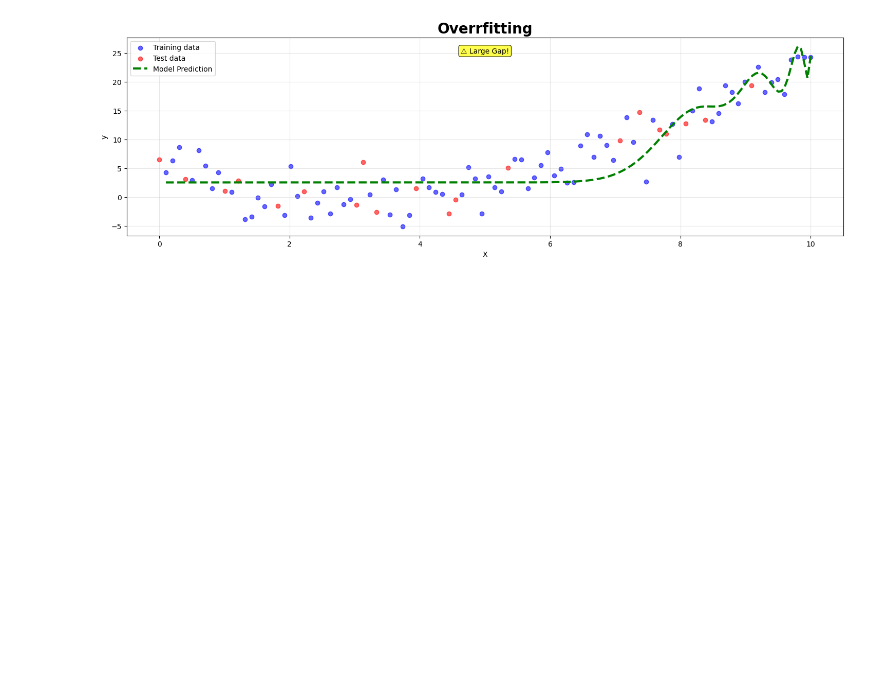
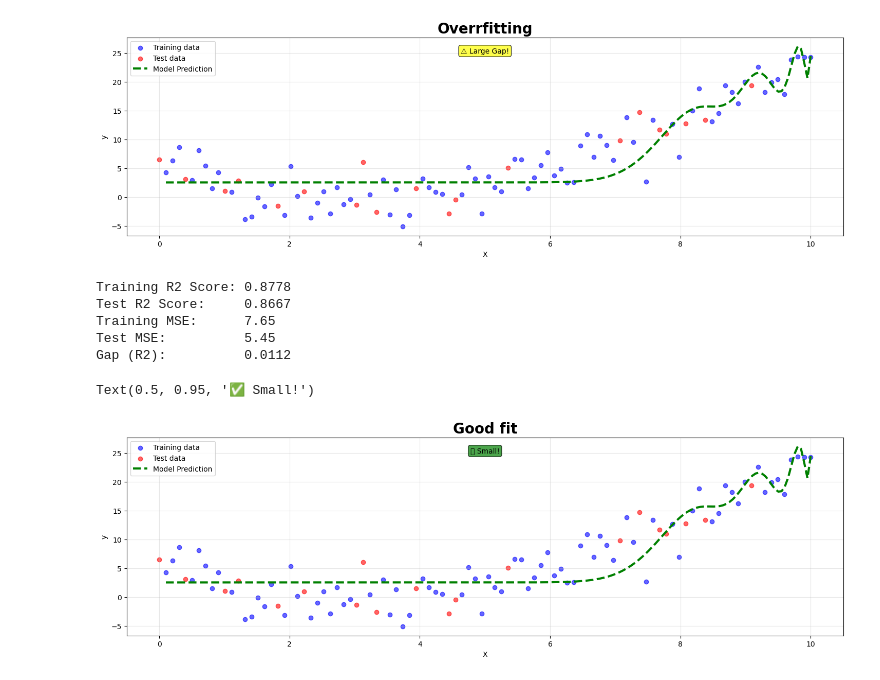
Before and after one commit to the-liyanage/from-scratch, a Jupyter notebook: regression/basic-linear-regression/underfitting-overfitting.ipynb, the cells around one changed output. Saved outputs shown, nothing was run; the diff lists cells and outputs as text; code cells hidden in the pictures; blank space fills up the shorter version.

Commit message:
graph added for good fit

```diff
--- a/regression/basic-linear-regression/underfitting-overfitting.ipynb
+++ b/regression/basic-linear-regression/underfitting-overfitting.ipynb
@@ -152,3 +152,53 @@ axes.text(0.5, 0.95, '⚠️ Large Gap!', transform=axes.transAxes,
 # %% [output]
 Text(0.5, 0.95, '⚠️ Large Gap!')
 [figure]
+# %%
+### Model 3. Polynomial with Ridge reqularization
+
+poly_good = PolynomialFeatures(degree = 5) #Moderate complexity
+X_train_poly_good = poly_good.fit_transform(X_train)
+X_test_poly_good = poly_good.transform(X_test)
+
+# Apply Ridge to prevent overfitting
+goodfit_model = Ridge(alpha = 10.0)
+goodfit_model.fit(X_train_poly_good, y_train)
+
+y_train_pred_good = goodfit_model.predict(X_train_poly_good)
+y_test_pred_good = goodfit_model.predict(X_test_poly_good)
+
+
+train_r2_good = r2_score(y_train, y_train_pred_good)
+test_r2_good  = r2_score(y_test, y_test_pred_good)
+train_mse_good = mean_squared_error(y_train, y_train_pred_good)
+test_mse_good = mean_squared_error(y_test, y_test_pred_good)
+
+print(f"Training R2 Score: {train_r2_good:.4f}")
+print(f"Test R2 Score:     {test_r2_good:.4f}")
+print(f"Training MSE:      {train_mse_good:.2f}")
+print(f"Test MSE:          {test_mse_good:.2f}")
+print(f"Gap (R2):          {abs(train_r2_good - test_r2_good):.4f}\n\n")
+# %% [output]
+Training R2 Score: 0.8778
+Test R2 Score:     0.8667
+Training MSE:      7.65
+Test MSE:          5.45
+Gap (R2):          0.0112
+# %%
+fig, axes = plt.subplots(figsize = (18,5))
+axes.scatter(X_train, y_train, alpha = 0.6, label = "Training data", color = "blue")
+axes.scatter(X_test, y_test, alpha = 0.6, label = "Test data", color = "red")
+# Adding a smooth line
+X_plot_poly_good = poly_good.transform(X_plot)
+y_plot_good = goodfit_model.predict(X_plot_poly_good)
+axes.plot(X_plot, y_plot_over, "g--", linewidth = 3, label = "Model Prediction")
+axes.set_title(f"Good fit", fontsize = 20, fontweight = "bold")
+axes.set_xlabel("X")
+axes.set_ylabel("y")
+axes.legend()
+axes.grid(True, alpha = 0.3)
+axes.text(0.5, 0.95, '✅ Small!', transform=axes.transAxes,
+            ha='center', va='top', bbox=dict(boxstyle='round', facecolor='green',
+                                             alpha=0.7))
+# %% [output]
+Text(0.5, 0.95, '✅ Small!')
+[figure, added]
```
